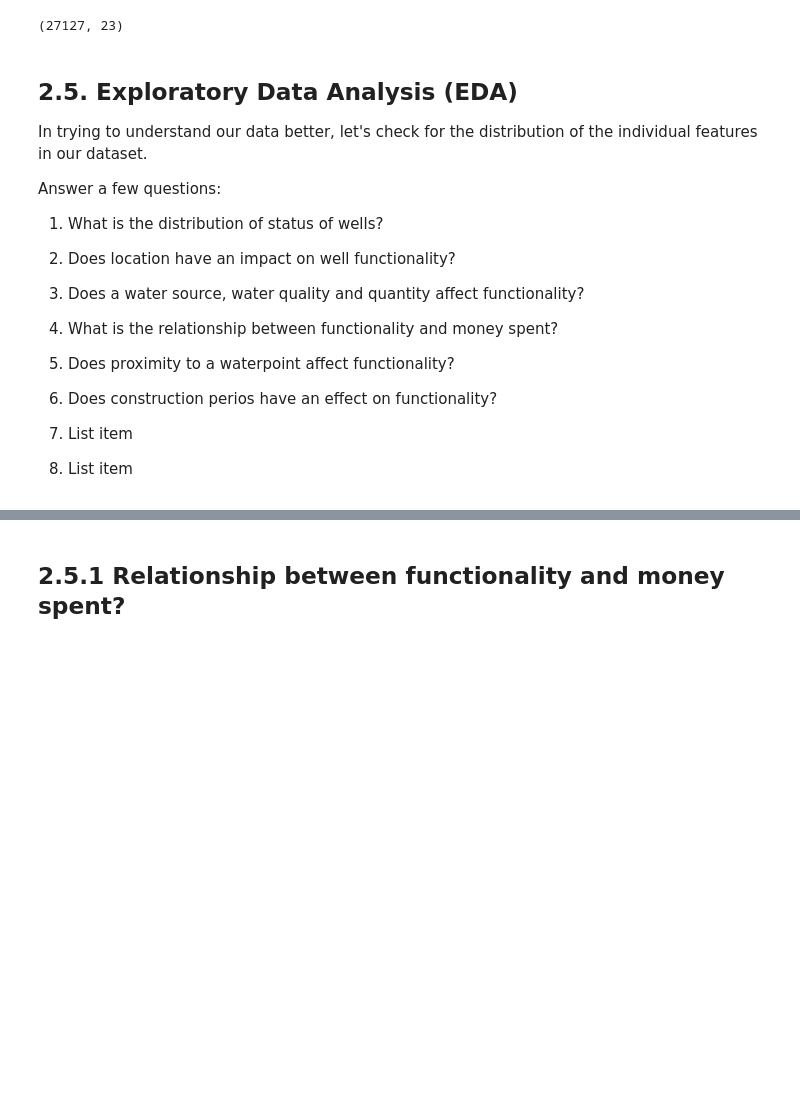
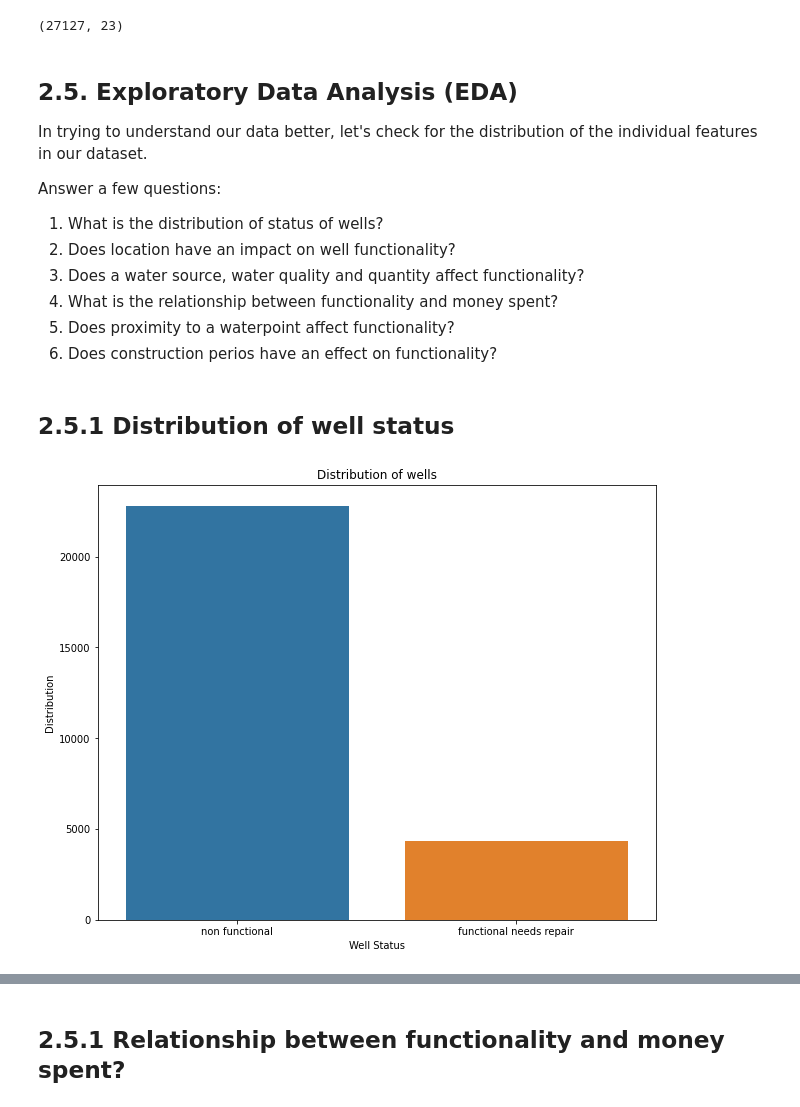
Before and after one commit to MercyNgila/Tanzanian-Water-Pump-Status, a Jupyter notebook: Pump It Up Notebook.ipynb, the cells around one changed output, grey strips where cells are left out. Cells and saved outputs as stored; diff of their text form; code cells hidden in the pictures; blank space fills up the shorter version.

```diff
--- a/Pump It Up Notebook.ipynb
+++ b/Pump It Up Notebook.ipynb
@@ -851,6 +849,13 @@ Answer a few questions:
 4. What is the relationship between functionality and money spent?
 5. Does proximity to a waterpoint affect functionality?
 6. Does construction perios have an effect on functionality?
-
-1.   List item
-2.   List item
+# %% [markdown]
+## 2.5.1 Distribution of well status
+# %%
+fig,ax = plt.subplots(figsize = (10,8))
+sns.countplot(data = train, x = 'status_group')
+ax.set_title('Distribution of wells')
+ax.set_xlabel('Well Status')
+ax.set_ylabel('Distribution');
+# %% [output]
+[figure, added]
```
Also changed, not shown: parts of 4 cells of this notebook.
